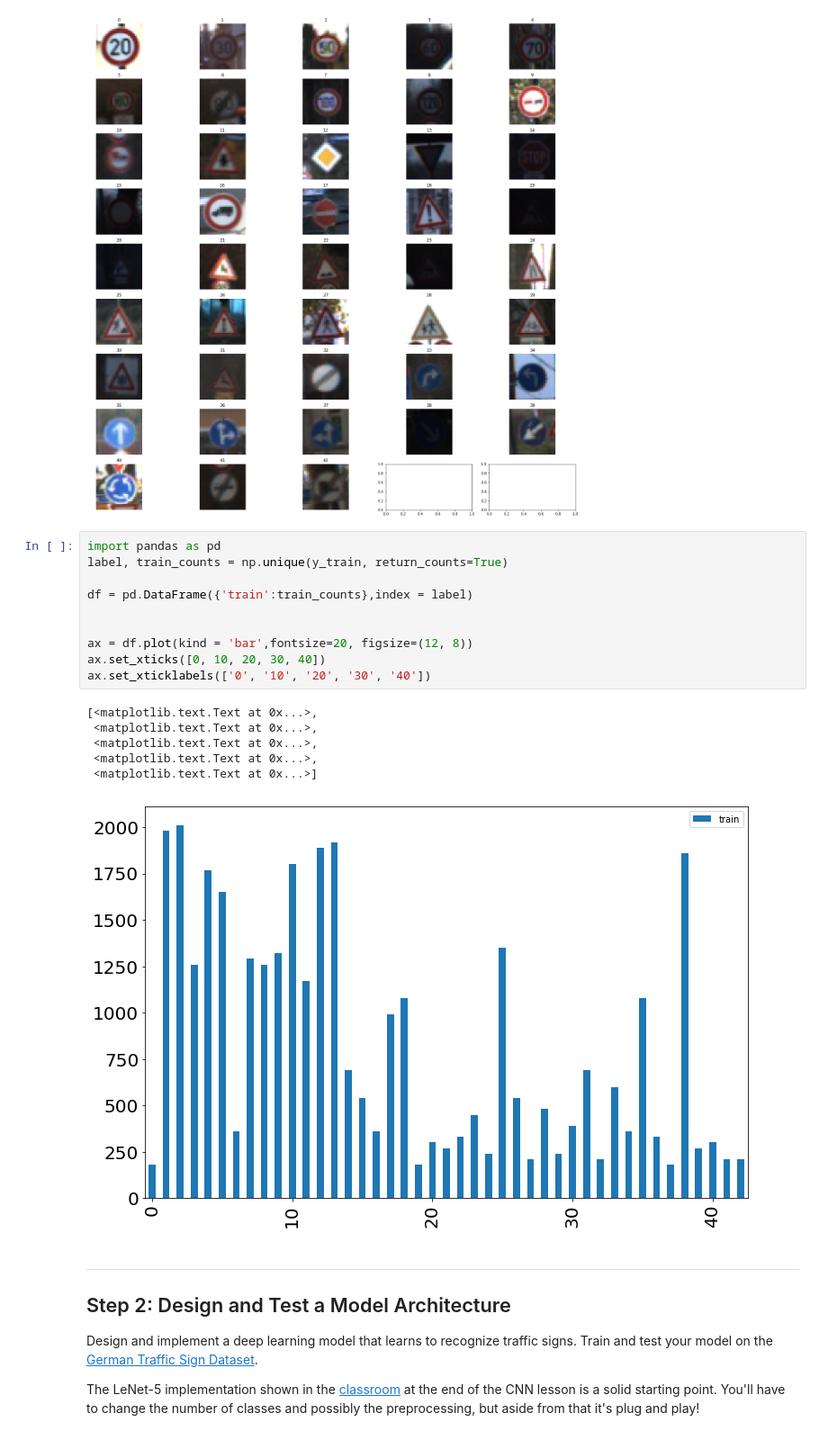
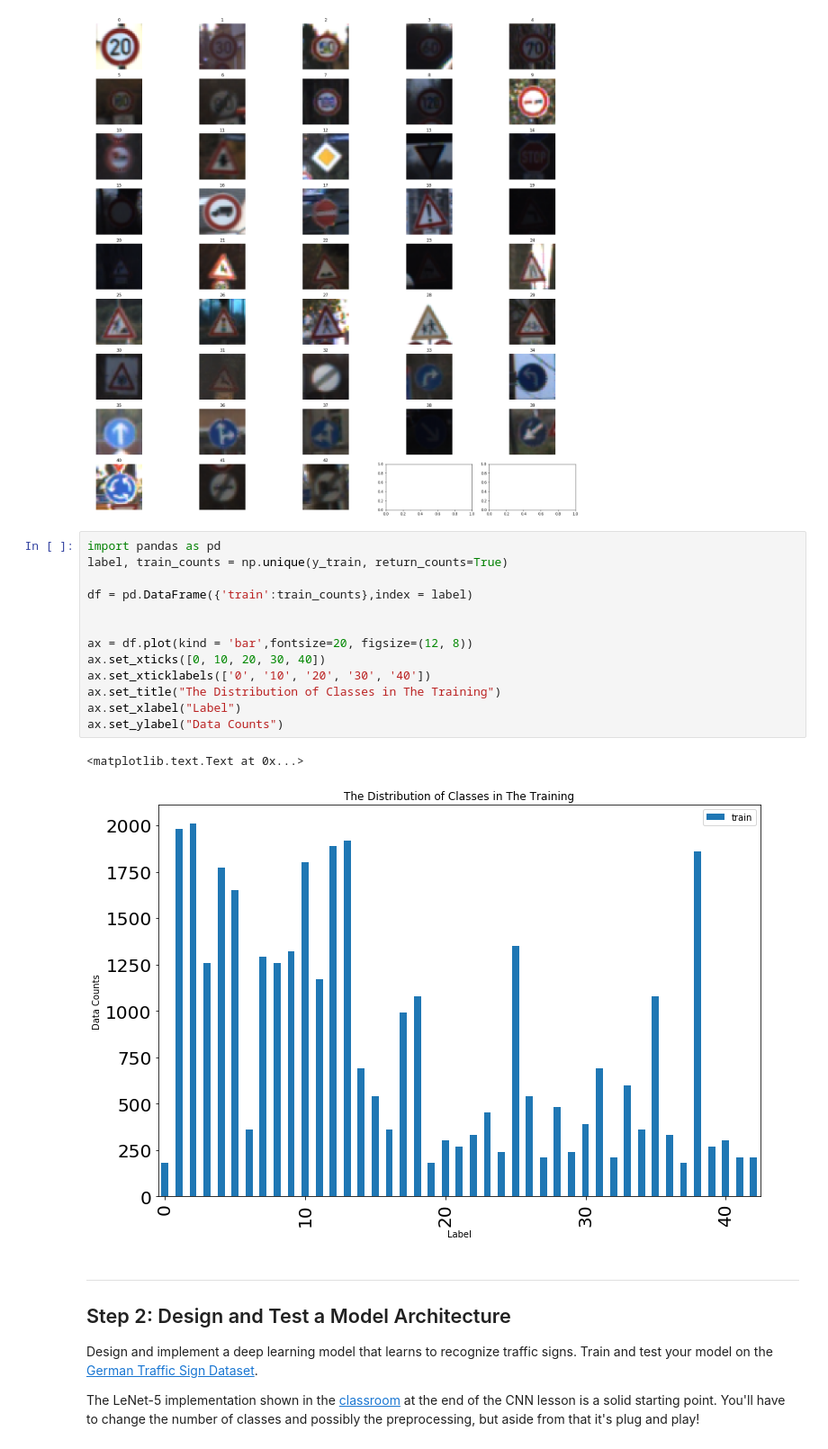
Before and after one commit to glengu123/CarND-Traffic-Sign-Classifier-Project, a Jupyter notebook: Traffic_Sign_Classifier.ipynb, the cells around one changed output. Shown at 90% size. Cells and saved outputs as stored; diff of their text form.

```diff
--- a/Traffic_Sign_Classifier.ipynb
+++ b/Traffic_Sign_Classifier.ipynb
@@ -132,20 +118,19 @@ for i in range(n_classes):
 # %%
 import pandas as pd
 label, train_counts = np.unique(y_train, return_counts=True)
 
 df = pd.DataFrame({'train':train_counts},index = label)
 
 
 ax = df.plot(kind = 'bar',fontsize=20, figsize=(12, 8))
 ax.set_xticks([0, 10, 20, 30, 40])
 ax.set_xticklabels(['0', '10', '20', '30', '40'])
+ax.set_title("The Distribution of Classes in The Training")
+ax.set_xlabel("Label")
+ax.set_ylabel("Data Counts")
 # %% [output]
-[<matplotlib.text.Text at 0x...>,
- <matplotlib.text.Text at 0x...>,
- <matplotlib.text.Text at 0x...>,
- <matplotlib.text.Text at 0x...>,
- <matplotlib.text.Text at 0x...>]
+<matplotlib.text.Text at 0x...>
-[figure, old version]
+[figure, new version]
 # %% [markdown]
 ----
 
```
Also changed, not shown: parts of 17 cells of this notebook, 3 other files.
